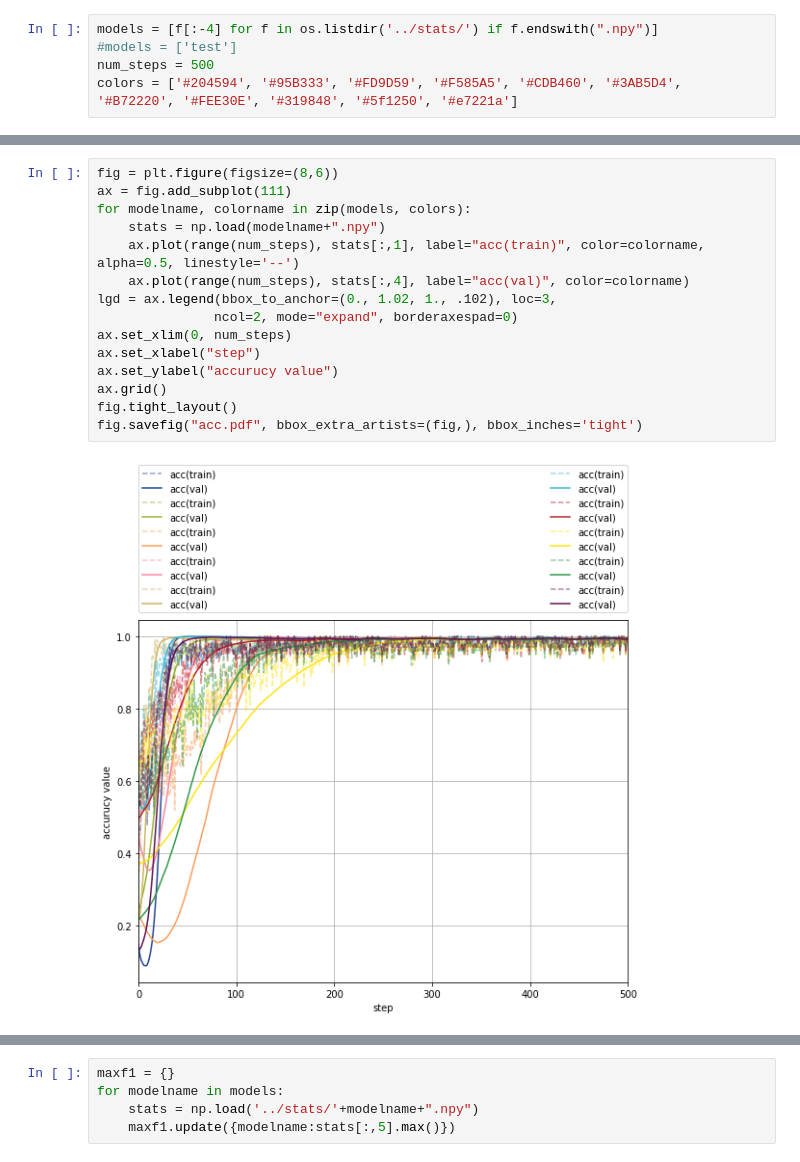
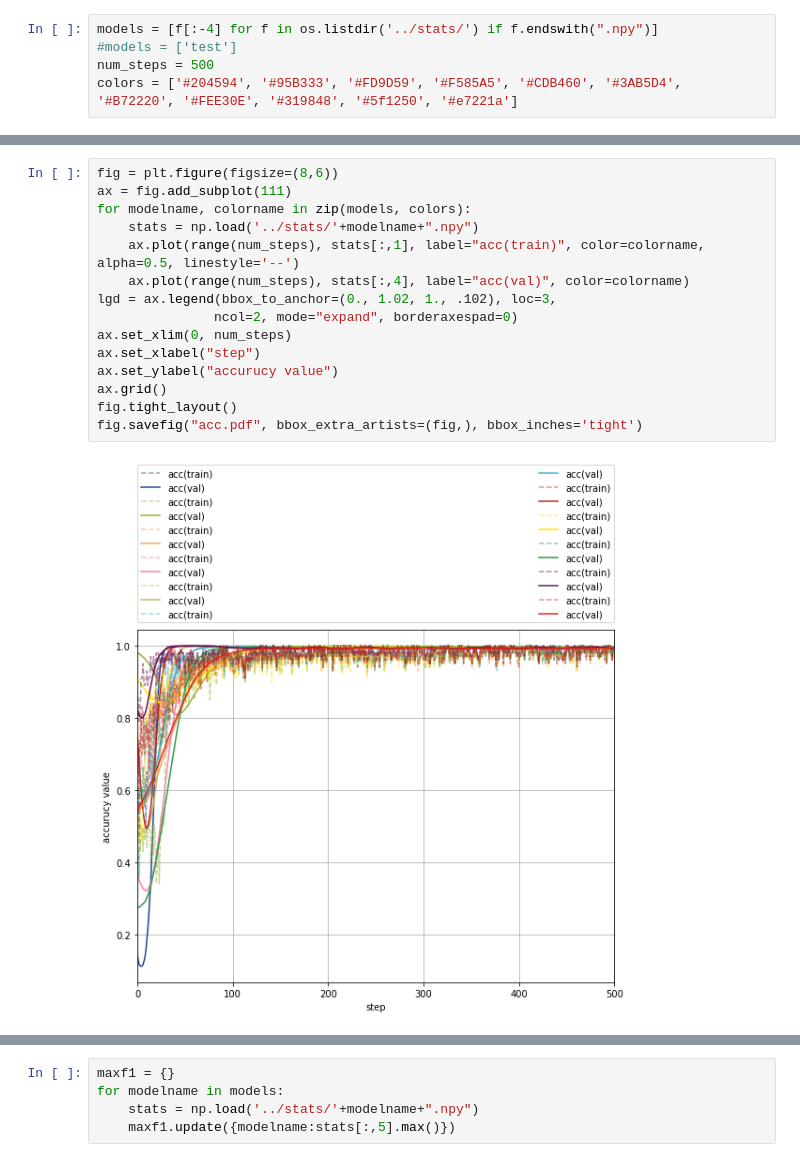
Before and after one commit to mgxnzhu/mlpproject, a Jupyter notebook: notebooks/Plot.ipynb, the cells around one changed output, grey strips where cells are left out. Saved outputs shown, nothing was run; the diff lists cells and outputs as text.

Commit message:
new model compate

```diff
--- a/notebooks/Plot.ipynb
+++ b/notebooks/Plot.ipynb
@@ -28,20 +28,20 @@ fig.savefig("loss.pdf", bbox_extra_artists=(fig,), bbox_inches='tight')
 # %%
 fig = plt.figure(figsize=(8,6))
 ax = fig.add_subplot(111)
 for modelname, colorname in zip(models, colors):
-    stats = np.load(modelname+".npy")
+    stats = np.load('../stats/'+modelname+".npy")
     ax.plot(range(num_steps), stats[:,1], label="acc(train)", color=colorname, alpha=0.5, linestyle='--')
     ax.plot(range(num_steps), stats[:,4], label="acc(val)", color=colorname)
 lgd = ax.legend(bbox_to_anchor=(0., 1.02, 1., .102), loc=3,
                ncol=2, mode="expand", borderaxespad=0)
 ax.set_xlim(0, num_steps)
 ax.set_xlabel("step")
 ax.set_ylabel("accurucy value")
 ax.grid()
 fig.tight_layout()
 fig.savefig("acc.pdf", bbox_extra_artists=(fig,), bbox_inches='tight')
 # %% [output]
-[figure, old version]
+[figure, new version]
 # %%
 fig = plt.figure(figsize=(8,6))
 ax = fig.add_subplot(111)
```
Also changed, not shown: parts of 3 cells of this notebook, 18 other files.
